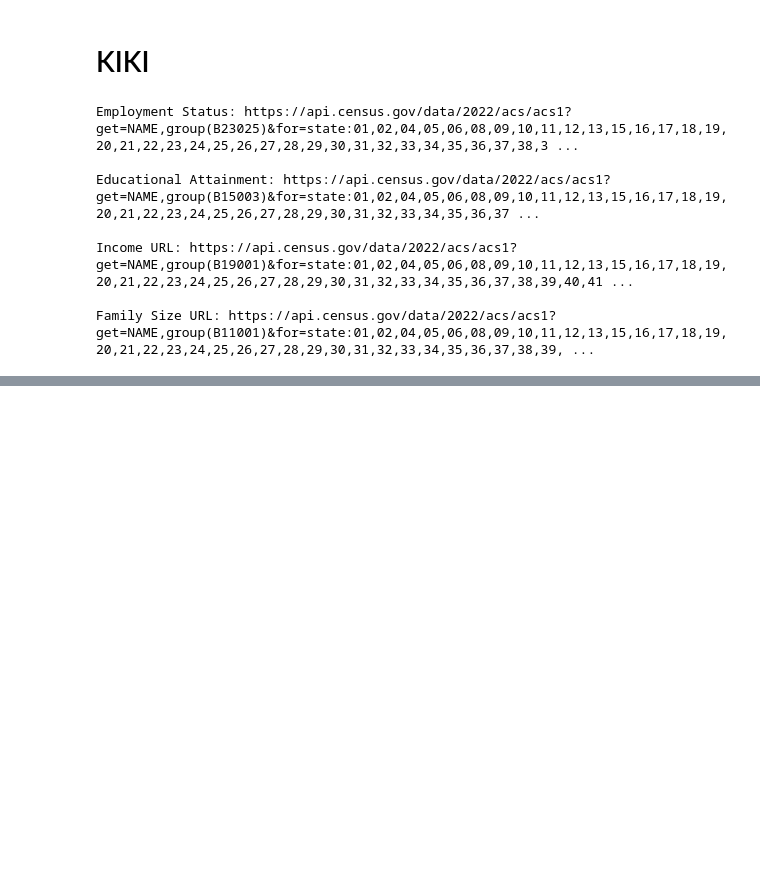
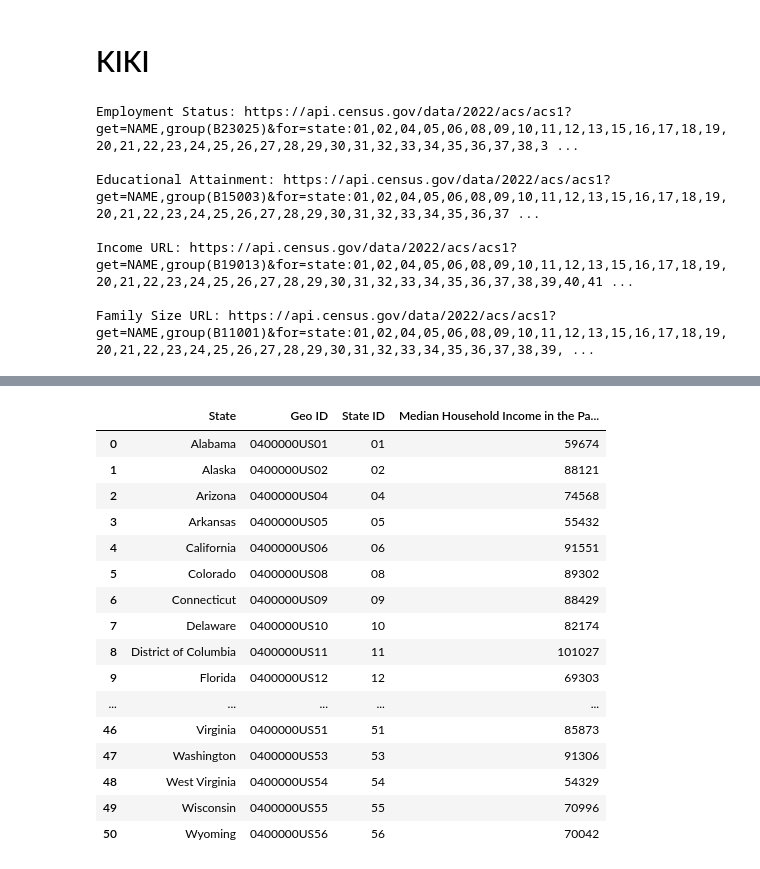
Before and after one commit to kikichan1/Project-1, a Jupyter notebook: Income_Notebook.ipynb, the cells around one changed output, grey strips where cells are left out. Cells and saved outputs as stored; diff of their text form; code cells hidden in the pictures; blank space fills up the shorter version.

```diff
--- a/Income_Notebook.ipynb
+++ b/Income_Notebook.ipynb
@@ -14,7 +14,7 @@ API_KEY = census_api_key
 state = 'state:01,02,04,05,06,08,09,10,11,12,13,15,16,17,18,19,20,21,22,23,24,25,26,27,28,29,30,31,32,33,34,35,36,37,38,39,40,41,42,44,45,46,47,48,49,50,51,53,54,55,56'
 employment_url = f'https://api.census.gov/data/2022/acs/acs1?get=NAME,group(B23025)&for={state}&key={census_api_key}'
 education_url = f'https://api.census.gov/data/2022/acs/acs1?get=NAME,group(B15003)&for={state}&key={census_api_key}'
-income_url = f'https://api.census.gov/data/2022/acs/acs1?get=NAME,group(B19001)&for={state}&key={census_api_key}'
+income_url = f'https://api.census.gov/data/2022/acs/acs1?get=NAME,group(B19013)&for={state}&key={census_api_key}'
 family_size_url = f'https://api.census.gov/data/2022/acs/acs1?get=NAME,group(B11001)&for={state}&key={census_api_key}'
 
 print(f'Employment Status: {employment_url}\n')
@@ -22,7 +22,6 @@ print(f'Educational Attainment: {education_url}\n')
 print(f'Income URL: {income_url}\n')
 print(f'Family Size URL: {family_size_url}\n')
 
-
 employment_json = requests.get(employment_url).json()
 education_json = requests.get(education_url).json()
 income_json = requests.get(income_url).json()
@@ -32,7 +31,7 @@ Employment Status: https://api.census.gov/data/2022/acs/acs1?get=NAME,group(B230
 
 Educational Attainment: https://api.census.gov/data/2022/acs/acs1?get=NAME,group(B15003)&for=state:01,02,04,05,06,08,09,10,11,12,13,15,16,17,18,19,20,21,22,23,24,25,26,27,28,29,30,31,32,33,34,35,36,37 ...
 
-Income URL: https://api.census.gov/data/2022/acs/acs1?get=NAME,group(B19001)&for=state:01,02,04,05,06,08,09,10,11,12,13,15,16,17,18,19,20,21,22,23,24,25,26,27,28,29,30,31,32,33,34,35,36,37,38,39,40,41 ...
+Income URL: https://api.census.gov/data/2022/acs/acs1?get=NAME,group(B19013)&for=state:01,02,04,05,06,08,09,10,11,12,13,15,16,17,18,19,20,21,22,23,24,25,26,27,28,29,30,31,32,33,34,35,36,37,38,39,40,41 ...
 
 Family Size URL: https://api.census.gov/data/2022/acs/acs1?get=NAME,group(B11001)&for=state:01,02,04,05,06,08,09,10,11,12,13,15,16,17,18,19,20,21,22,23,24,25,26,27,28,29,30,31,32,33,34,35,36,37,38,39, ...
 # %%
@@ -86,5 +85,41 @@ employment_df_final
 education_df = pd.DataFrame(requests.get(education_url).json()[1:], columns=requests.get(education_url).json()[0])
 # %%
 income_df = pd.DataFrame(requests.get(income_url).json()[1:], columns=requests.get(income_url).json()[0])
+
+income_df_cleaned = income_df[[
+    'NAME',
+    'GEO_ID',
+    'state',
+    'B19013_001E',
+]]
+
+income_df_final = income_df_cleaned.rename(columns={
+    'NAME': 'State',
+    'GEO_ID': 'Geo ID',
+    'state': 'State ID',
+    'B19013_001E': 'Median Household Income in the Past 12 Months (in 2022 Inflation-Adjusted Dollars)',
+})
+
+income_df_final = income_df_final.loc[:, ~income_df_final.columns.duplicated()]
+
+income_df_final
+# %% [output]
+|  | State | Geo ID | State ID | Median Household Income in the Pa... |
+| 0 | Alabama | 0400000US01 | 01 | 59674 |
+| 1 | Alaska | 0400000US02 | 02 | 88121 |
+| 2 | Arizona | 0400000US04 | 04 | 74568 |
+| 3 | Arkansas | 0400000US05 | 05 | 55432 |
+| 4 | California | 0400000US06 | 06 | 91551 |
+| 5 | Colorado | 0400000US08 | 08 | 89302 |
+| 6 | Connecticut | 0400000US09 | 09 | 88429 |
+| 7 | Delaware | 0400000US10 | 10 | 82174 |
+| 8 | District of Columbia | 0400000US11 | 11 | 101027 |
+| 9 | Florida | 0400000US12 | 12 | 69303 |
+| ... | ... | ... | ... | ... |
+| 46 | Virginia | 0400000US51 | 51 | 85873 |
+| 47 | Washington | 0400000US53 | 53 | 91306 |
+| 48 | West Virginia | 0400000US54 | 54 | 54329 |
+| 49 | Wisconsin | 0400000US55 | 55 | 70996 |
+| 50 | Wyoming | 0400000US56 | 56 | 70042 |
 # %%
 family_size_df = pd.DataFrame(requests.get(family_size_url).json()[1:], columns=requests.get(family_size_url).json()[0])
```
